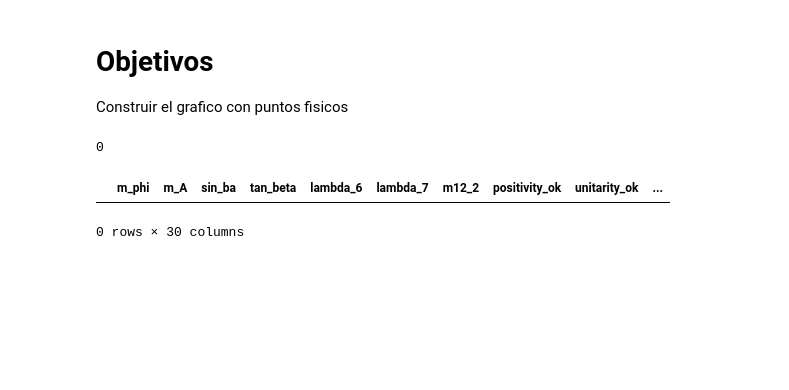
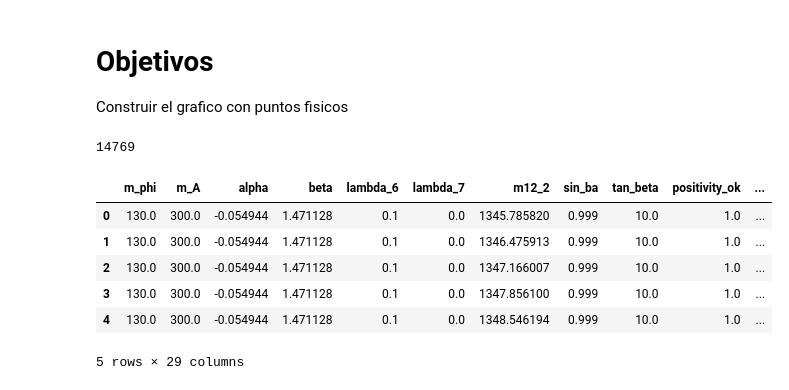
Before and after one commit to fbientrigo/dihiggs, a Jupyter notebook: mlpython/06_valid_points/06c_construcGraph.ipynb, the cells around one changed output. Saved outputs shown, nothing was run; the diff lists cells and outputs as text; code cells hidden in the pictures; blank space fills up the shorter version.

```diff
--- a/mlpython/06_valid_points/06c_construcGraph.ipynb
+++ b/mlpython/06_valid_points/06c_construcGraph.ipynb
@@ -18,19 +18,24 @@ from lib import plot_branchings, physpoint, plot_branchings_and_lifetime
 # %%
 # --- Paso 1: Crear un DataFrame de ejemplo con puntos físicos ---
 # Columnas: m_phi, m12_2, positivity_ok, unitarity_ok, perturbativity_ok
-df_read = pd.read_csv('./output/filtered_data_0.csv')
+df_read = pd.read_csv('./output/filtered_data_1003.csv')
 
 # --- Paso 2: Filtrar solo los puntos físicos donde positivity_ok, unitarity_ok y perturbativity_ok == 1 ---
 df_physical = df_read[
     (df_read['positivity_ok'] == 1) &
     (df_read['unitarity_ok']  == 1) &
     (df_read['perturbativity_ok'] == 1)
 ].reset_index(drop=True)
 
 
 print(len(df_physical))
 df_physical.head()
 # %% [output]
-0
+14769
-|  | m_phi | m_A | sin_ba | tan_beta | lambda_6 | lambda_7 | m12_2 | positivity_ok | unitarity_ok | ... |
+|  | m_phi | m_A | alpha | beta | lambda_6 | lambda_7 | m12_2 | sin_ba | tan_beta | positivity_ok | ... |
+| 0 | 130.0 | 300.0 | -0.054944 | 1.471128 | 0.1 | 0.0 | 1345.785820 | 0.999 | 10.0 | 1.0 | ... |
+| 1 | 130.0 | 300.0 | -0.054944 | 1.471128 | 0.1 | 0.0 | 1346.475913 | 0.999 | 10.0 | 1.0 | ... |
+| 2 | 130.0 | 300.0 | -0.054944 | 1.471128 | 0.1 | 0.0 | 1347.166007 | 0.999 | 10.0 | 1.0 | ... |
+| 3 | 130.0 | 300.0 | -0.054944 | 1.471128 | 0.1 | 0.0 | 1347.856100 | 0.999 | 10.0 | 1.0 | ... |
+| 4 | 130.0 | 300.0 | -0.054944 | 1.471128 | 0.1 | 0.0 | 1348.546194 | 0.999 | 10.0 | 1.0 | ... |
-0 rows × 30 columns
+5 rows × 29 columns
```
Also changed, not shown: parts of 20 cells of this notebook, 4 other files.
